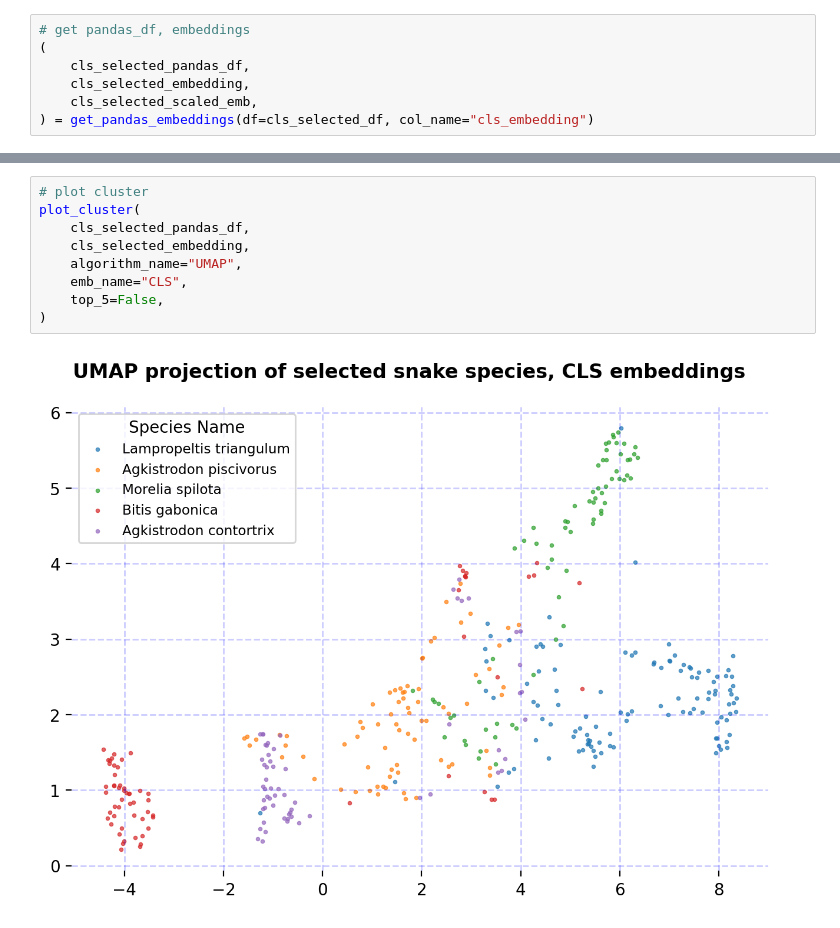
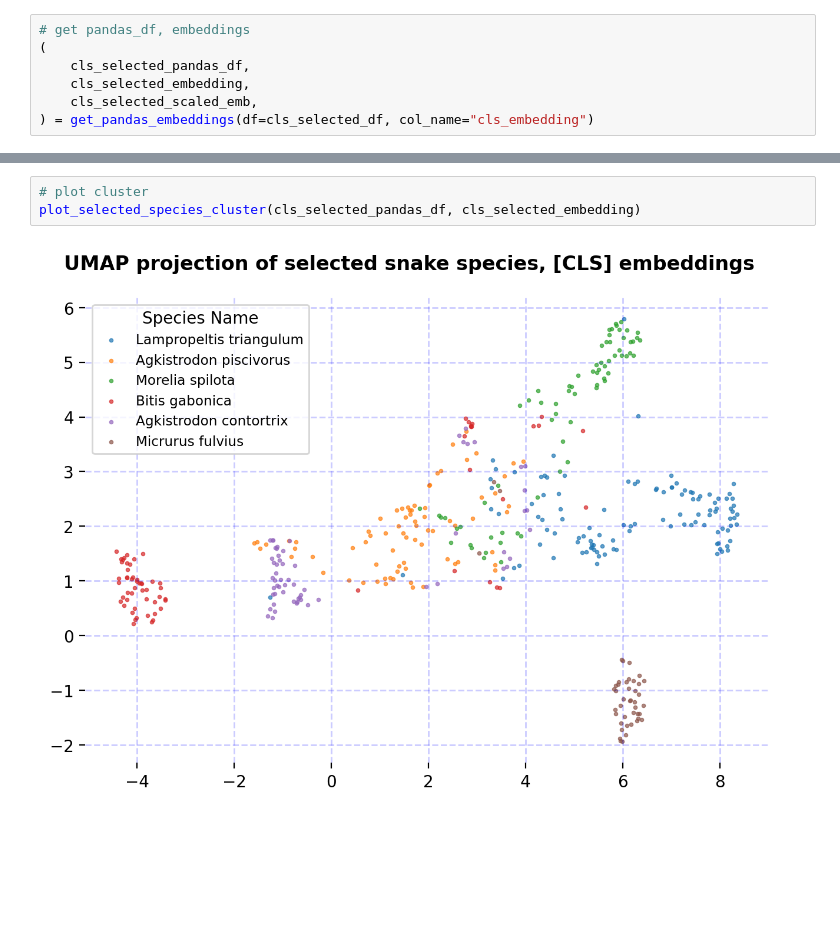
Before and after one commit to dsgt-kaggle-clef/snakeclef-2024, a Jupyter notebook: notebooks/preprocessing/2024-05-08-mg-01-umap-clustering.ipynb, the cells around one changed output, grey strips where cells are left out. Saved outputs shown, nothing was run; the diff lists cells and outputs as text; blank space fills up the shorter version.

Commit message:
updated UMAP plots

```diff
--- a/notebooks/preprocessing/2024-05-08-mg-01-umap-clustering.ipynb
+++ b/notebooks/preprocessing/2024-05-08-mg-01-umap-clustering.ipynb
@@ -297,11 +346,5 @@ cls_selected_df = prepare_subset_emb_df(
 # %%
 # plot cluster
-plot_cluster(
-    cls_selected_pandas_df,
-    cls_selected_embedding,
-    algorithm_name="UMAP",
-    emb_name="CLS",
-    top_5=False,
-)
+plot_selected_species_cluster(cls_selected_pandas_df, cls_selected_embedding)
 # %% [output]
-[figure, old version]
+[figure, new version]
```
Also changed, not shown: parts of 8 cells of this notebook.
